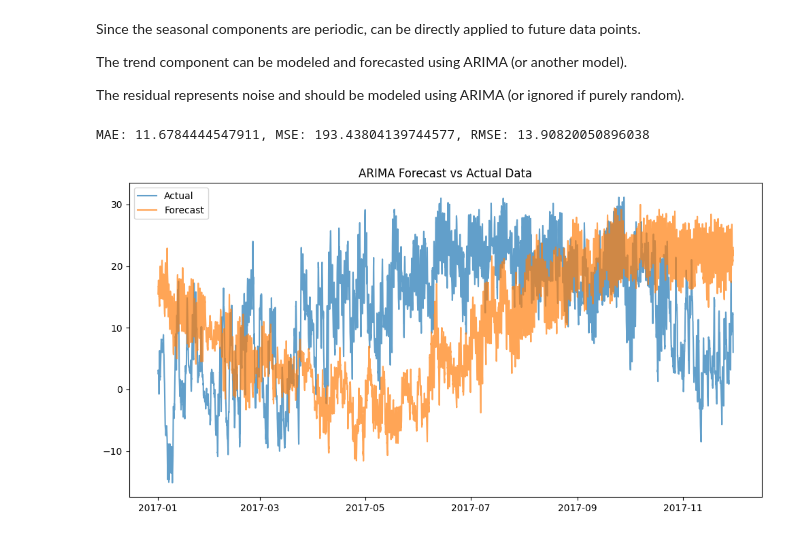
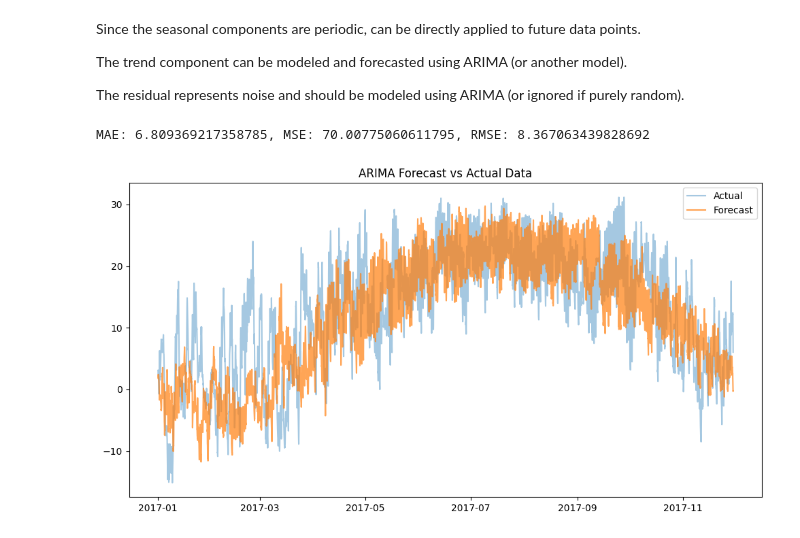
Before and after one commit to Somerillo/DI-Final_Project, a Jupyter notebook: ARIMA_predictions.ipynb, the cells around one changed output. Saved outputs shown, nothing was run; the diff lists cells and outputs as text; code cells hidden in the pictures.

```diff
--- a/ARIMA_predictions.ipynb
+++ b/ARIMA_predictions.ipynb
@@ -442,3 +427,17 @@ seasonal_8760_forecast = seasonal_8760_forecast[int(day_offset):int(day_offset)
+# %%
+# calculate total hours and days between train and test
+hours_between = (df_test.index[0] - df_train.index[-1]).total_seconds() / 3600
+days_between = (df_test.index[0] - df_train.index[-1]).days
+
+# 3-month offset (approximate 90 days)
+months_offset_hours = int(90 * 24)  # 90 days * 24 hours
+
+# apply offsets to seasonal components
+seasonal_24_forecast = np.tile(df_seasonal_24.values, int(np.ceil(len(df_test) / 24)))
+seasonal_24_forecast = seasonal_24_forecast[months_offset_hours:months_offset_hours + len(df_test)]
+
+seasonal_8760_forecast = np.tile(df_seasonal_8760.values, int(np.ceil(len(df_test) / 8760)))
+seasonal_8760_forecast = seasonal_8760_forecast[months_offset_hours:months_offset_hours + len(df_test)]
 # %%
 # combine components
 forecast_combined = trend_forecast + seasonal_24_forecast + seasonal_8760_forecast + residual_forecast
@@ -452,14 +451,14 @@ rmse = np.sqrt(mse)
 
 print(f"MAE: {mae}, MSE: {mse}, RMSE: {rmse}")
 # %% [output]
-MAE: 11.6784444547911, MSE: 193.43804139744577, RMSE: 13.90820050896038
+MAE: 6.809369217358785, MSE: 70.00775060611795, RMSE: 8.367063439828692
 # %%
 # create figure
 plt.figure(figsize=(12, 6))
-plt.plot(df_test.index, df_test, label='Actual', alpha=0.7)
+plt.plot(df_test.index, df_test, label='Actual', alpha=0.4)
 plt.plot(df_test.index, forecast_combined, label='Forecast', alpha=0.7)
 plt.legend()
 plt.title("ARIMA Forecast vs Actual Data")
 plt.show()
 # %% [output]
-[figure, old version]
+[figure, new version]
```
Also changed, not shown: parts of 3 cells of this notebook.
